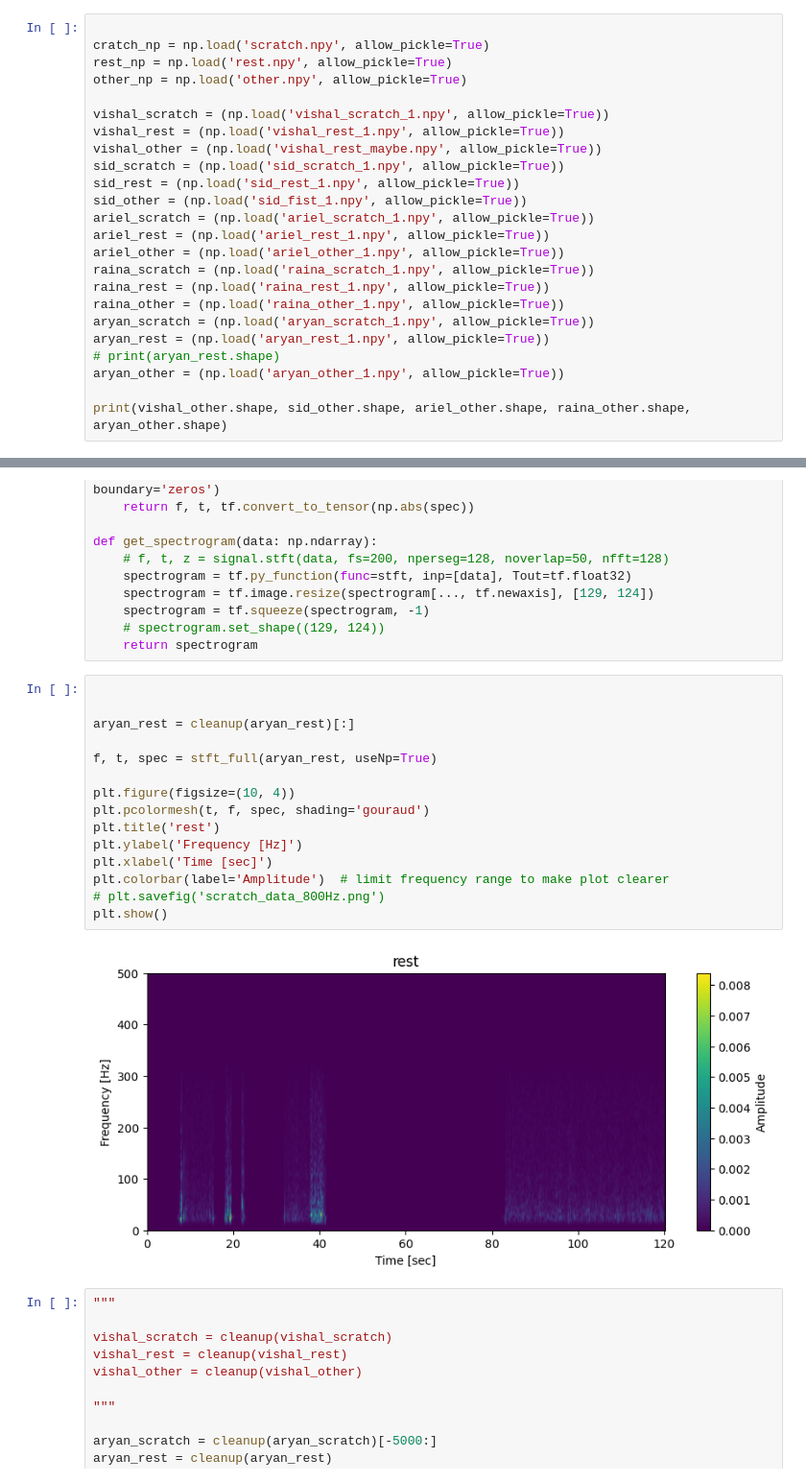
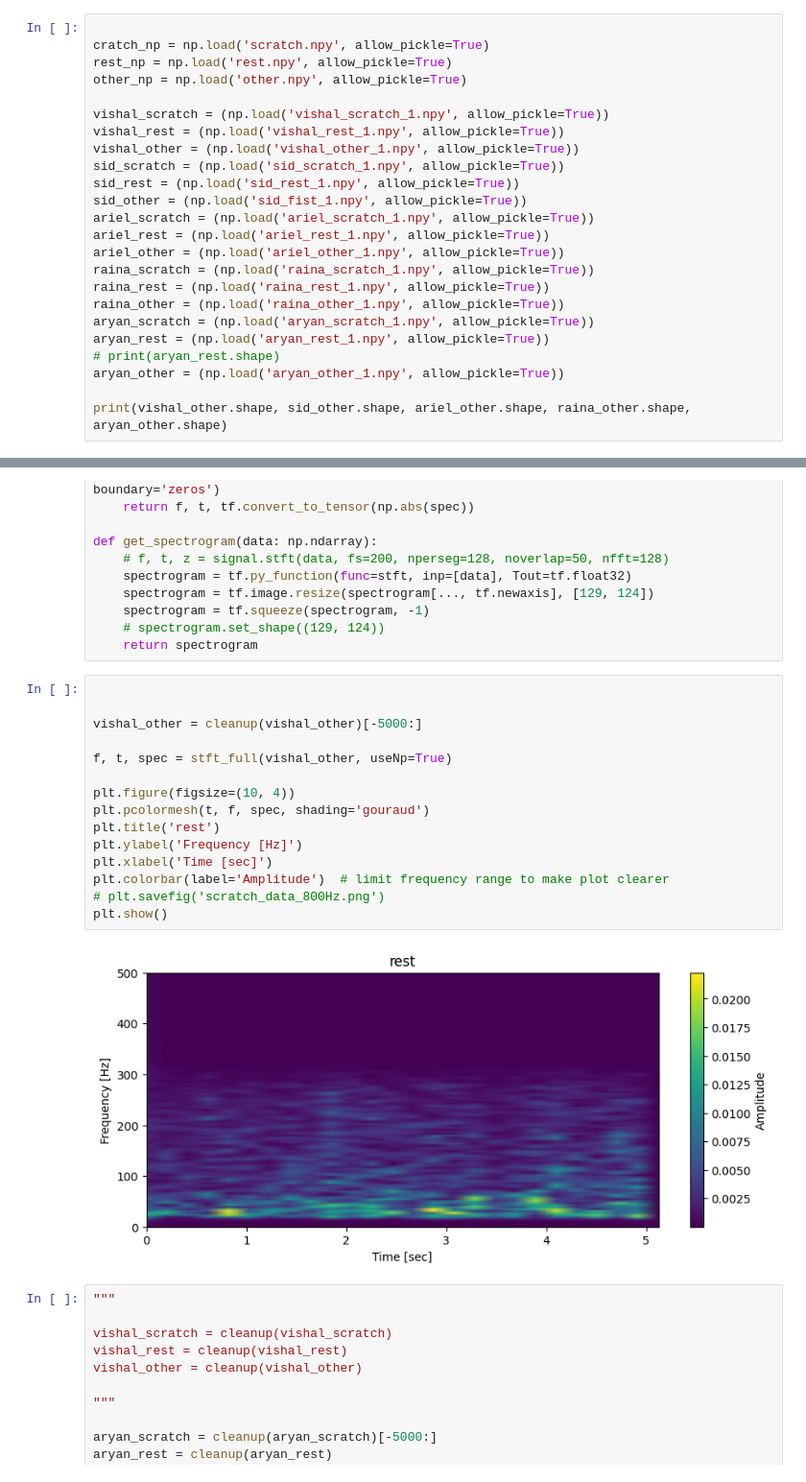
Before and after one commit to Aryanaut/ecz-ware, a Jupyter notebook: training/myoware_testing.ipynb, the cells around one changed output, grey strips where cells are left out. Shown: that part at 96% size. Saved outputs shown, nothing was run; the diff lists cells and outputs as text.

```diff
--- a/training/myoware_testing.ipynb
+++ b/training/myoware_testing.ipynb
@@ -24,7 +24,7 @@ other_np = np.load('other.npy', allow_pickle=True)
 
 vishal_scratch = (np.load('vishal_scratch_1.npy', allow_pickle=True))
 vishal_rest = (np.load('vishal_rest_1.npy', allow_pickle=True))
-vishal_other = (np.load('vishal_rest_maybe.npy', allow_pickle=True))
+vishal_other = (np.load('vishal_other_1.npy', allow_pickle=True))
 sid_scratch = (np.load('sid_scratch_1.npy', allow_pickle=True))
 sid_rest = (np.load('sid_rest_1.npy', allow_pickle=True))
 sid_other = (np.load('sid_fist_1.npy', allow_pickle=True))
@@ -92,20 +92,20 @@ def get_spectrogram(data: np.ndarray):
 # %%
 
 
-aryan_rest = cleanup(aryan_rest)[:]
+vishal_other = cleanup(vishal_other)[-5000:]
 
-f, t, spec = stft_full(aryan_rest, useNp=True)
+f, t, spec = stft_full(vishal_other, useNp=True)
 
 plt.figure(figsize=(10, 4))
 plt.pcolormesh(t, f, spec, shading='gouraud')
 plt.title('rest')
 plt.ylabel('Frequency [Hz]')
 plt.xlabel('Time [sec]')
 plt.colorbar(label='Amplitude')  # limit frequency range to make plot clearer
 # plt.savefig('scratch_data_800Hz.png')
 plt.show()
 # %% [output]
-[figure, old version]
+[figure, new version]
 # %%
 """
 
```
Also changed, not shown: parts of 1 cell of this notebook, 2 other files.
